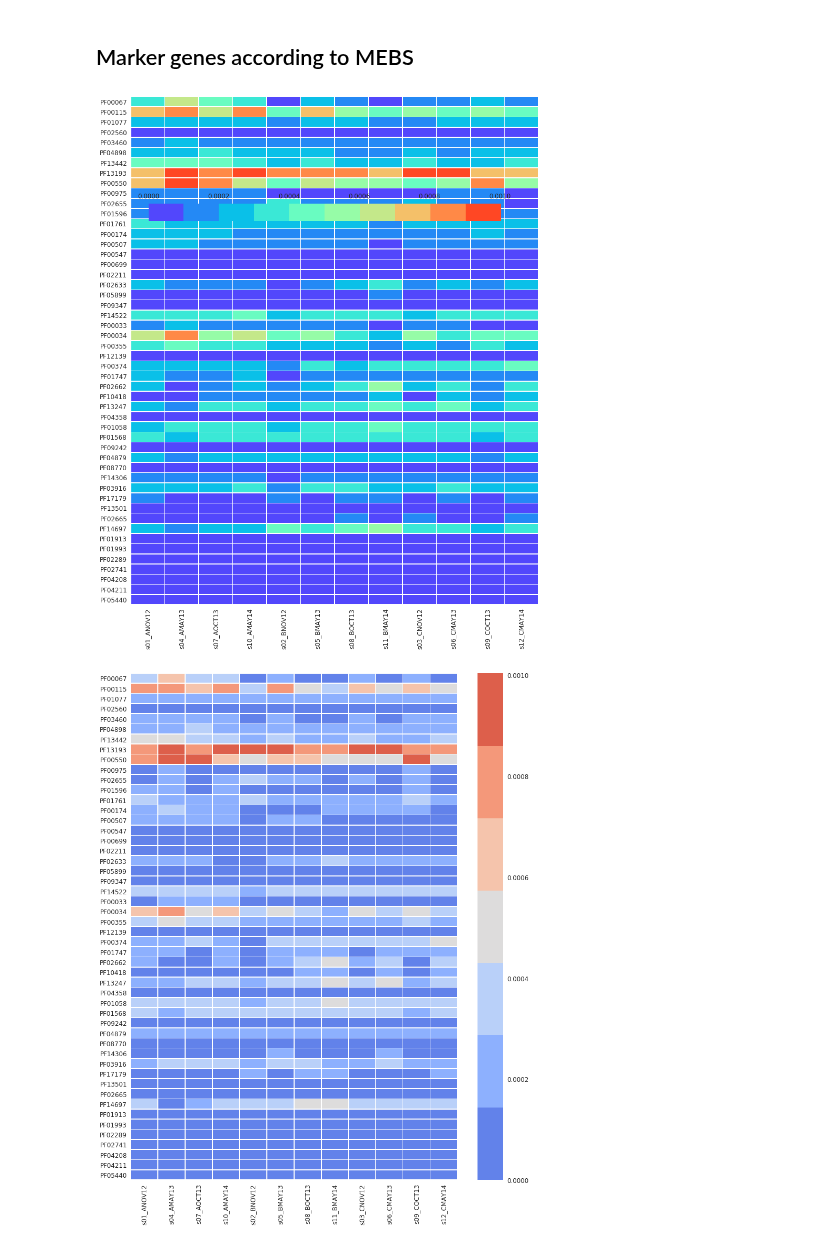
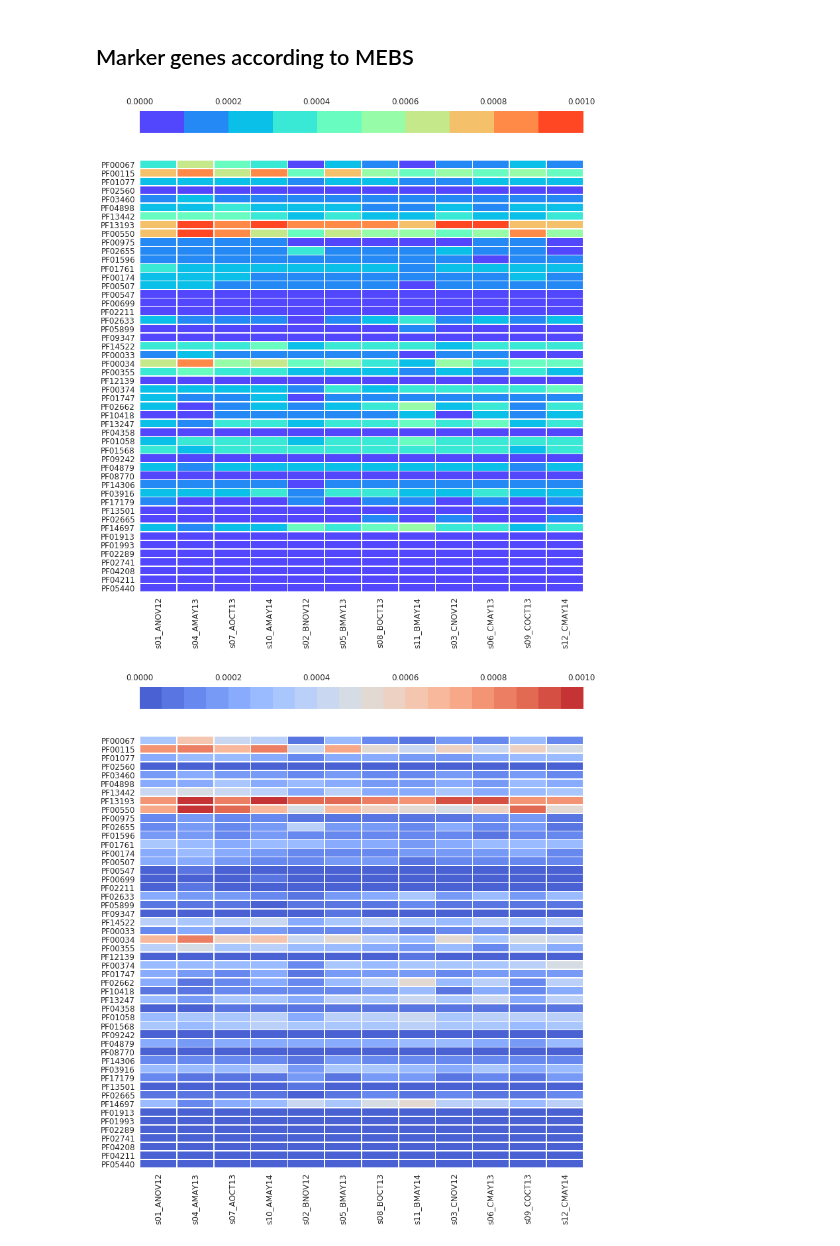
Before and after one commit to valdeanda/Time_series_mats, a Jupyter notebook: scripts/Pfams_markers.ipynb, the cells around one changed output. Cells and saved outputs as stored; diff of their text form; code cells hidden in the pictures.

```diff
--- a/scripts/Pfams_markers.ipynb
+++ b/scripts/Pfams_markers.ipynb
@@ -172,18 +172,17 @@ markers.head()
 # %%
 sns.set(font_scale=1.2)
 fig = plt.figure(figsize=(12,15))
 ax= sns.heatmap(markers.T, linewidths=0.6,
 cmap=sns.color_palette("rainbow", 10), cbar_kws = dict(use_gridspec=False,location="top"))
+
 plt.savefig("../figures/marker.genes.heatmap.png", bbox_inches='tight',dpi=400)
-plt.tight_layout()
 # %% [output]
-[figure, old version]
+[figure, new version]
 # %%
 #old colors
 sns.set(font_scale=1.2)
 fig = plt.figure(figsize=(12,15))
-ax= sns.heatmap(markers.T, linewidths=0.6,cmap=sns.color_palette("coolwarm", 7))
-sns.set(font_scale=1)
-plt.tight_layout()
+ax= sns.heatmap(markers.T, linewidths=0.6,cmap=sns.color_palette("coolwarm", 20),cbar_kws = dict(use_gridspec=False,location="top"))
+plt.savefig("../figures/marker.genes1.heatmap.png", bbox_inches='tight',dpi=400)
 # %% [output]
-[figure, old version]
+[figure, new version]
```
